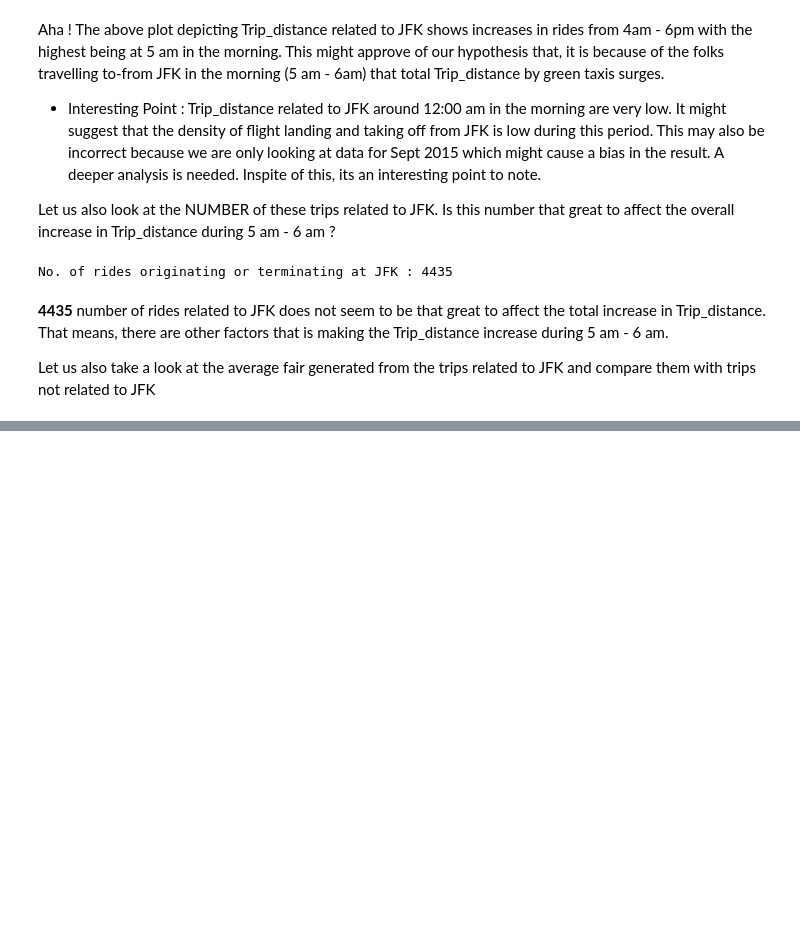
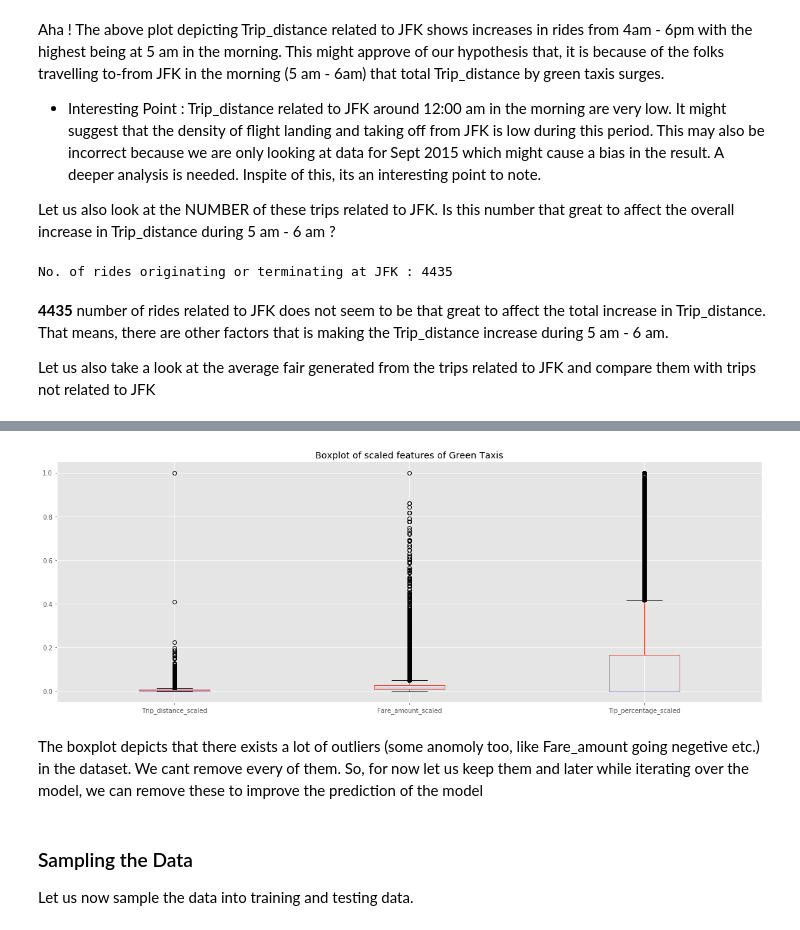
Before and after one commit to saurabhsingh13no/NewYork_GreenTaxis, a Jupyter notebook: notebook/GreenTaxis.ipynb, the cells around one changed output, grey strips where cells are left out. Drawn from its saved outputs; the diff is of its cells as text; code cells hidden in the pictures; blank space fills up the shorter version.

```diff
--- a/notebook/GreenTaxis.ipynb
+++ b/notebook/GreenTaxis.ipynb
@@ -41,6 +48,10 @@ TITLE_MEAN_MEDIAN= "Mean v/s Median Trip_distance grouped by hour"
 XLabel_MEAN_MEDIAN = "HOURS"
 YLabel_MEAN_MEDIAN = "Trip Distance (miles)"
 RateCodeID = "RateCodeID"
+FAIR_AMOUNT = "Fare_amount"
+TIP_AMOUNT = "Tip_amount"
+TOTAL_AMOUNT = "Total_amount"
+TIP_PERCENTAGE = "Tip_percentage"
 # %% [markdown]
 ## Downloading the data
 
@@ -279,0 +326,6 @@ dfAirport['Fare_amount'].sum()/dfNonAirport['Fare_amount'].sum()
+# %%
+# storing tip as a percentage of total amount into new column in the dataframe
+df[TIP_PERCENTAGE] = df[TIP_AMOUNT]/df[TOTAL_AMOUNT]
+
+print ("Sample new dataset : ")
+df.head()
@@ -279,0 +366,17 @@ dfAirport['Fare_amount'].sum()/dfNonAirport['Fare_amount'].sum()
+# %%
+# Removing un-necessary columns from the dataframe
+# df.drop(labels = ["lpep_pickup_datetime", "Lpep_dropoff_datetime", "VendorID", "Pickup_longitude",
+#                   "Pickup_latitude", "Store_and_fwd_flag", "Dropoff_longitude", "Dropoff_latitude", "Total_amount",
+#                   "Tip_amount", "Ehail_fee"], axis = 1, inplace=True)
+
+df = df[['Trip_distance', 'Fare_amount', 'Tip_percentage']]
+
+# removing entries with Fair_amount <0
+df = df[df[FAIR_AMOUNT]>=0]
+
+# lets drop rows with NA values
+df.dropna(inplace = True)
+
+# cleaned dataset :
+print ("Cleaned Dataset : ")
+df.head()
@@ -279,0 +397,20 @@ dfAirport['Fare_amount'].sum()/dfNonAirport['Fare_amount'].sum()
+# %%
+matplotlib.style.use('ggplot')
+column_names = df.columns.values
+column_names_new=df.columns.values+"_scaled"
+for i in range(0,len(column_names)):
+    df[column_names_new[i]]=df.iloc[:,i]/max(df.iloc[:,i])
+
+df=df.iloc[:,len(column_names):]
+plt.figure(figsize=(20,7))
+plt.title("Boxplot of scaled features of Green Taxis")
+df.boxplot()
+plt.show()
+# %% [output]
+[figure, added]
+# %% [markdown]
+The boxplot depicts that there exists a lot of outliers (some anomoly too, like Fare_amount going negetive etc.) in the dataset. We cant remove every of them. So, for now let us keep them and later while iterating over the model, we can remove these to improve the prediction of the model
+# %% [markdown]
+### Sampling the Data
+
+Let us now sample the data into training and testing data.
```
Also changed, not shown: parts of 32 cells of this notebook.
